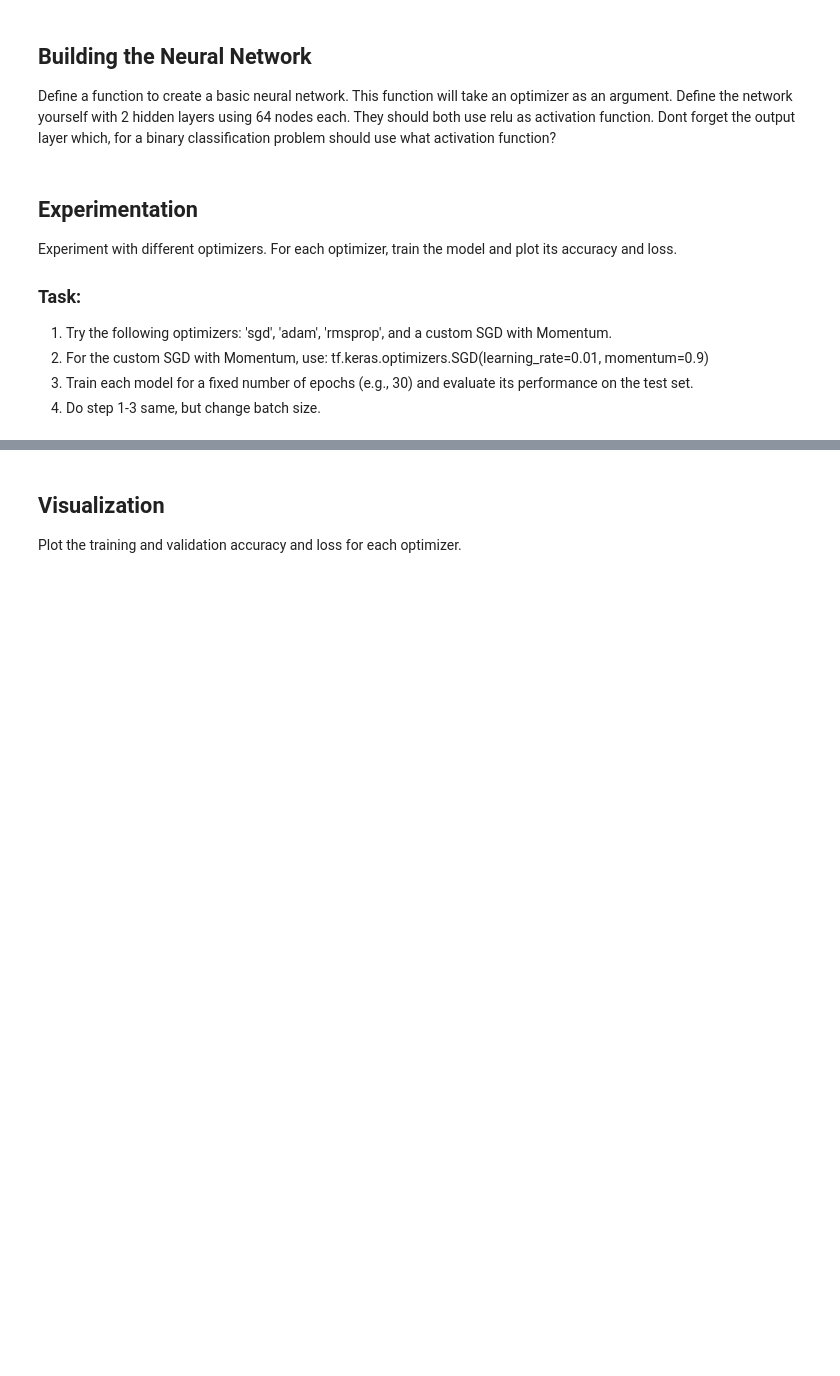
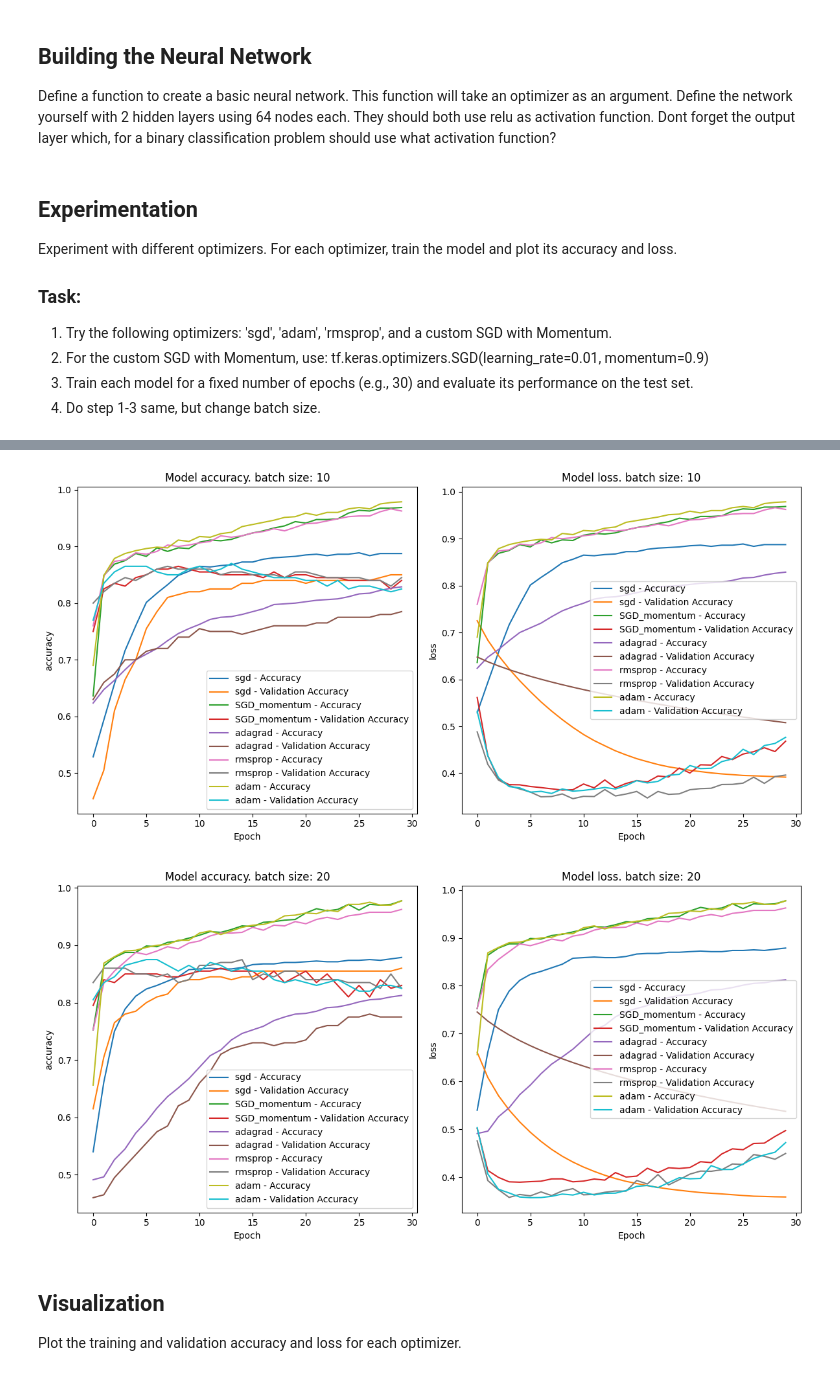
Before and after one commit to Kevy69/deep-machine-learning, a Jupyter notebook: 27 November - 1 December/Code/Optimizer_comparision.ipynb, the cells around one changed output, grey strips where cells are left out. Drawn from its saved outputs; the diff is of its cells as text; code cells hidden in the pictures; blank space fills up the shorter version.

```diff
--- a/27 November - 1 December/Code/Optimizer_comparision.ipynb
+++ b/27 November - 1 December/Code/Optimizer_comparision.ipynb
@@ -30,22 +30,6 @@ print(np.shape(y_test))
 (800,)
 (200, 20)
 (200,)
-# %%
-# Load or create a dataset
-X, y = make_classification(n_samples=1000, n_features=20, n_classes=2, random_state=42)
-X_train, X_test, y_train, y_test = train_test_split(X, y, test_size=0.2, random_state=42)
-
-
-model = tf.keras.models.Sequential([
-    tf.keras.layers.Dense(64, activation='relu', input_shape=(20,)),
-    tf.keras.layers.Dense(64, activation='relu'),
-    tf.keras.layers.Dense(1, activation='sigmoid')
-])
-
-model.compile(optimizer='sgd', loss='binary_crossentropy', metrics=['accuracy'])
-
-
-history = model.fit(X_train, y_train, epochs=30, validation_data=(X_test, y_test), verbose=0)
 # %% [markdown]
 ## Building the Neural Network
 Define a function to create a basic neural network. This function will take an optimizer as an argument. Define the network yourself with 2 hidden layers using 64 nodes each. They should both use relu as activation function. Dont forget the output layer which, for a binary classification problem should use what activation function?
@@ -55,7 +39,7 @@ def build_model(optimizer):
     model = tf.keras.models.Sequential([
         tf.keras.layers.Dense(64, activation='relu', input_shape=(20,)),
         tf.keras.layers.Dense(64, activation='relu'),
-        tf.keras.layers.Dense(2, activation='sigmoid')
+        tf.keras.layers.Dense(1, activation='sigmoid')
     ])
 
     model.compile(optimizer=optimizer, loss='binary_crossentropy', metrics=['accuracy'])
@@ -93,3 +96,28 @@ ValueError: in user code:
+# %%
+# Even more terrible code
+
+history_parameters = ['accuracy', 'loss']
+
+for batch_size, metadatas in histories.items():
+    plt.figure(figsize=(12, 6))
+
+    for i, history_parameter in enumerate(history_parameters, 1):
+        plt.subplot(1, 2, i)
+
+        for metadata in metadatas:
+            plt.plot(metadata['history'].history['accuracy'], label=f'{metadata["optimizer"]} - Accuracy')
+            plt.plot(metadata['history'].history[f"val_{history_parameter}"], label=f'{metadata["optimizer"]} - Validation Accuracy')
+
+        plt.title(f'Model {history_parameter}. batch size: {batch_size}')
+        plt.ylabel(history_parameter)
+        plt.xlabel('Epoch')
+        plt.legend()
+
+    plt.tight_layout()
+    plt.show()
+# %% [output]
+[figure, added]
+[figure, added]
 # %% [markdown]
 ## Visualization
 Plot the training and validation accuracy and loss for each optimizer.
```
Also changed, not shown: parts of 3 cells of this notebook.
